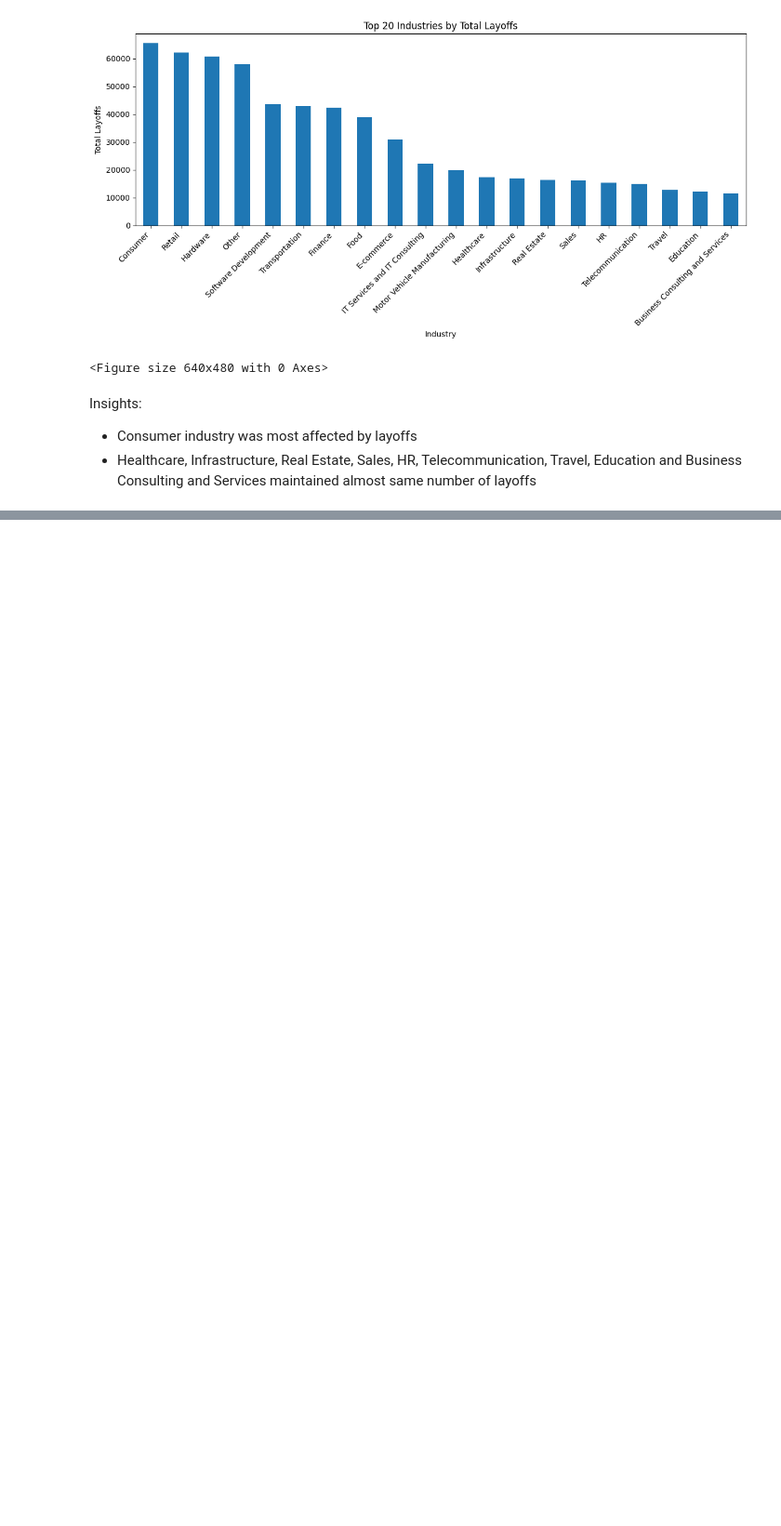
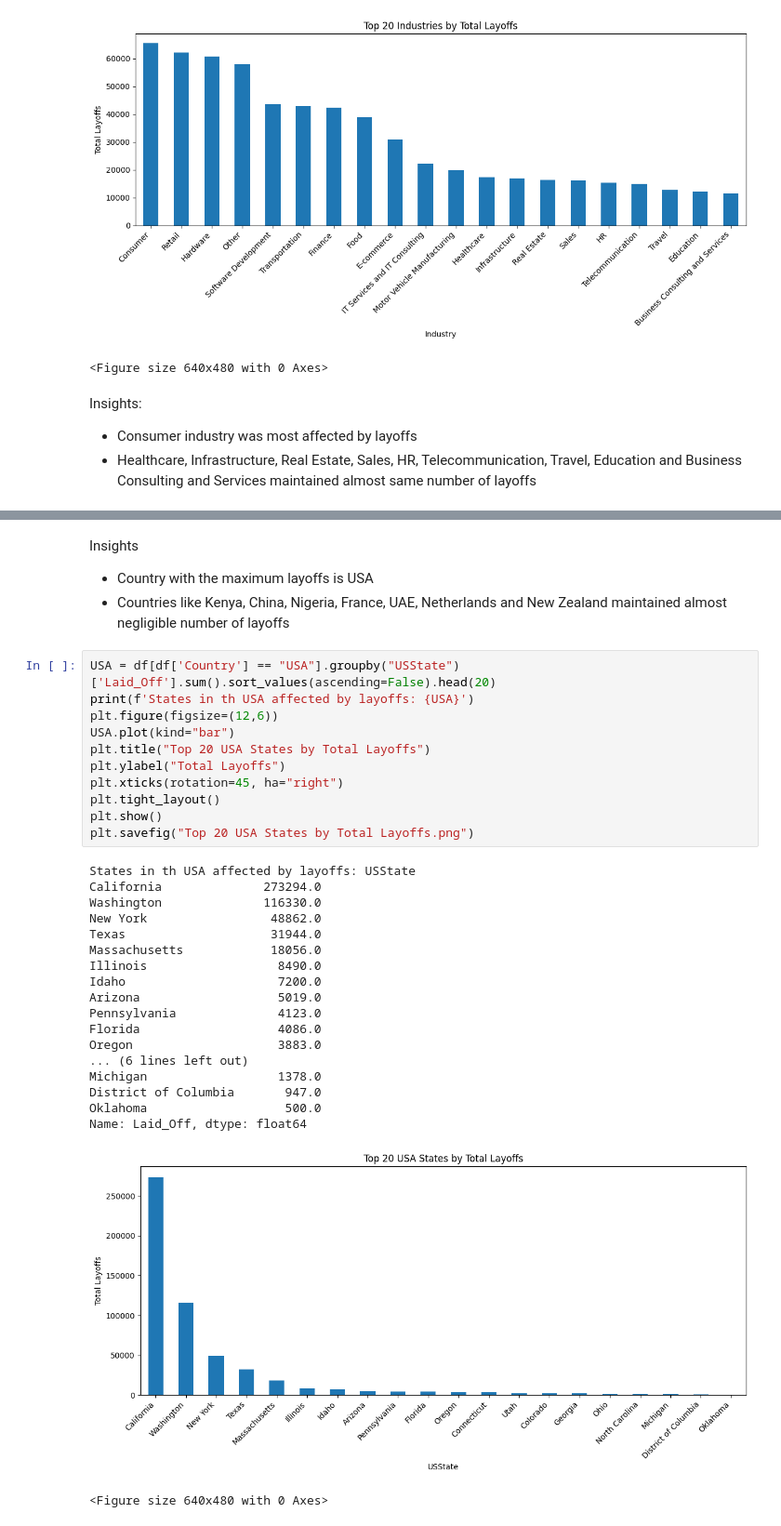
Before and after one commit to Ridima28/Global-Tech-Layoff-Analysis, a Jupyter notebook: layoff-eda.ipynb, the cells around one changed output, grey strips where cells are left out. Shown at 93% size. Cells and saved outputs as stored; diff of their text form; blank space fills up the shorter version.

```diff
--- a/layoff-eda.ipynb
+++ b/layoff-eda.ipynb
@@ -284,0 +335,35 @@ Insights:
+# %% [markdown]
+Insights
+  - Country with the maximum layoffs is USA
+  - Countries like Kenya, China, Nigeria, France, UAE, Netherlands and New Zealand maintained almost negligible number of layoffs
+# %%
+USA = df[df['Country'] == "USA"].groupby("USState")['Laid_Off'].sum().sort_values(ascending=False).head(20)
+print(f'States in th USA affected by layoffs: {USA}')
+plt.figure(figsize=(12,6))
+USA.plot(kind="bar")
+plt.title("Top 20 USA States by Total Layoffs")
+plt.ylabel("Total Layoffs")
+plt.xticks(rotation=45, ha="right")
+plt.tight_layout()
+plt.show()
+plt.savefig("Top 20 USA States by Total Layoffs.png")
+# %% [output]
+States in th USA affected by layoffs: USState
+California              273294.0
+Washington              116330.0
+New York                 48862.0
+Texas                    31944.0
+Massachusetts            18056.0
+Illinois                  8490.0
+Idaho                     7200.0
+Arizona                   5019.0
+Pennsylvania              4123.0
+Florida                   4086.0
+Oregon                    3883.0
+... (6 lines left out)
+Michigan                  1378.0
+District of Columbia       947.0
+Oklahoma                   500.0
+Name: Laid_Off, dtype: float64
+[figure, added]
+<Figure size 640x480 with 0 Axes>
```
Also changed, not shown: parts of 7 cells of this notebook, 3 other files.
